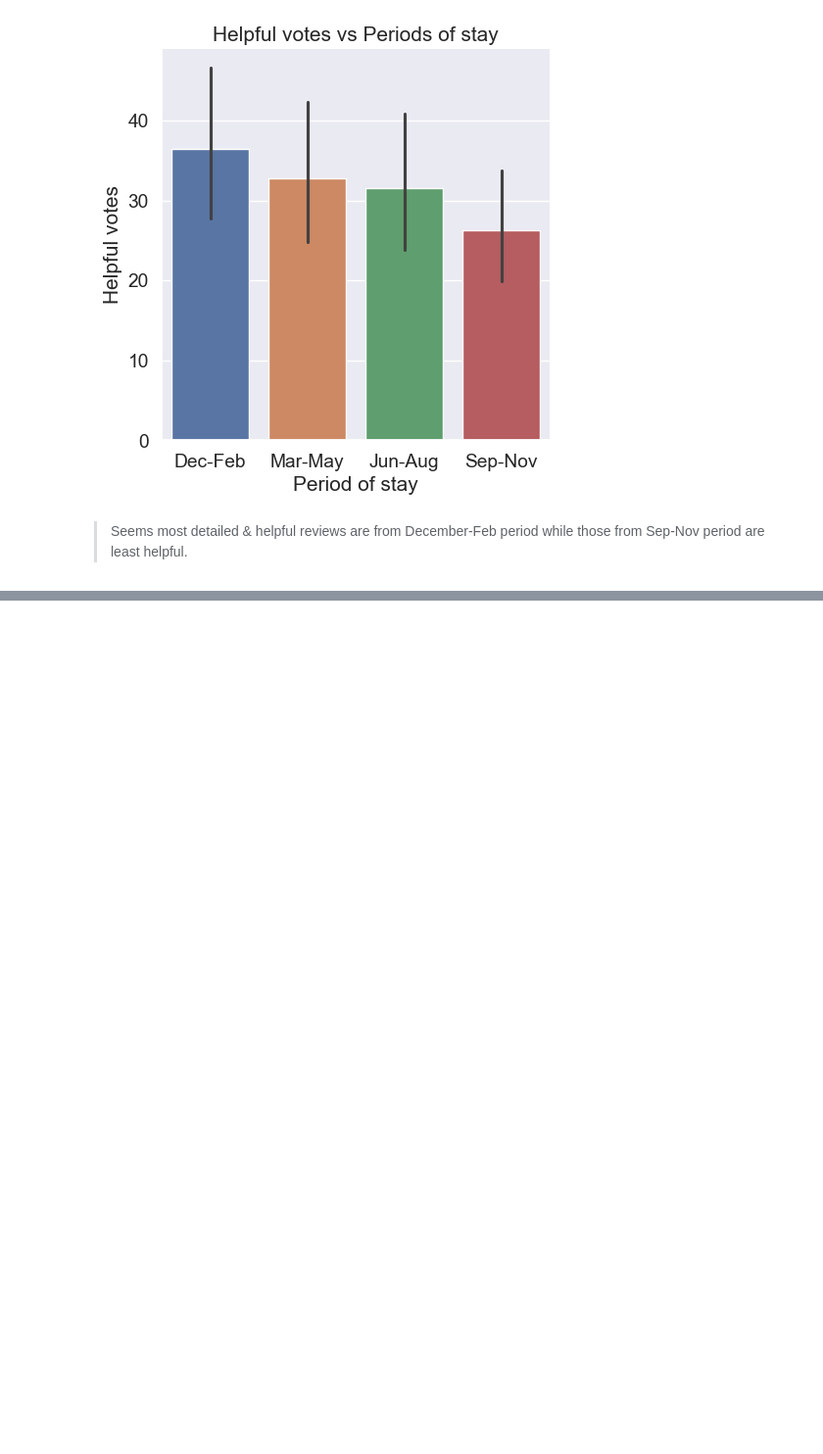
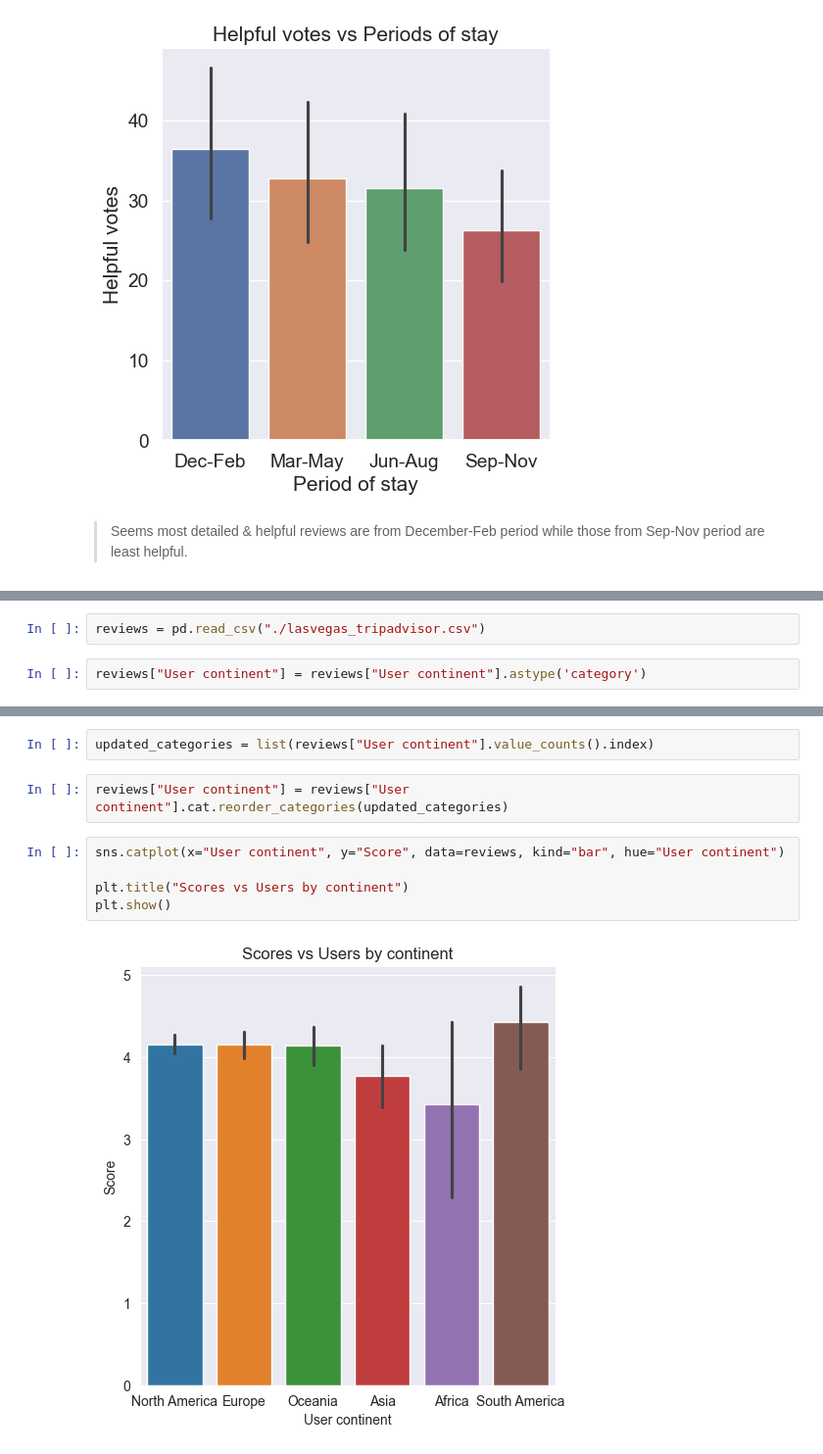
Before and after one commit to abhijeet-bhambere/exploratory_data_analysis, a Jupyter notebook: categorical_data_work.ipynb, the cells around one changed output, grey strips where cells are left out. Shown at 98% size. Cells and saved outputs as stored; diff of their text form; blank space fills up the shorter version.

Commit message:
h1 update on categorical data

```diff
--- a/categorical_data_work.ipynb
+++ b/categorical_data_work.ipynb
@@ -1022,0 +1003,4 @@ Index(['User country', 'Nr. reviews', 'Nr. hotel reviews', 'Helpful votes',
+# %%
+reviews = pd.read_csv("./lasvegas_tripadvisor.csv")
+# %%
+reviews["User continent"] = reviews["User continent"].astype('category')
@@ -1022,0 +1018,11 @@ Index(['User country', 'Nr. reviews', 'Nr. hotel reviews', 'Helpful votes',
+# %%
+updated_categories = list(reviews["User continent"].value_counts().index)
+# %%
+reviews["User continent"] = reviews["User continent"].cat.reorder_categories(updated_categories)
+# %%
+sns.catplot(x="User continent", y="Score", data=reviews, kind="bar", hue="User continent")
+
+plt.title("Scores vs Users by continent")
+plt.show()
+# %% [output]
+[figure, added]
```
Also changed, not shown: parts of 11 cells of this notebook.
